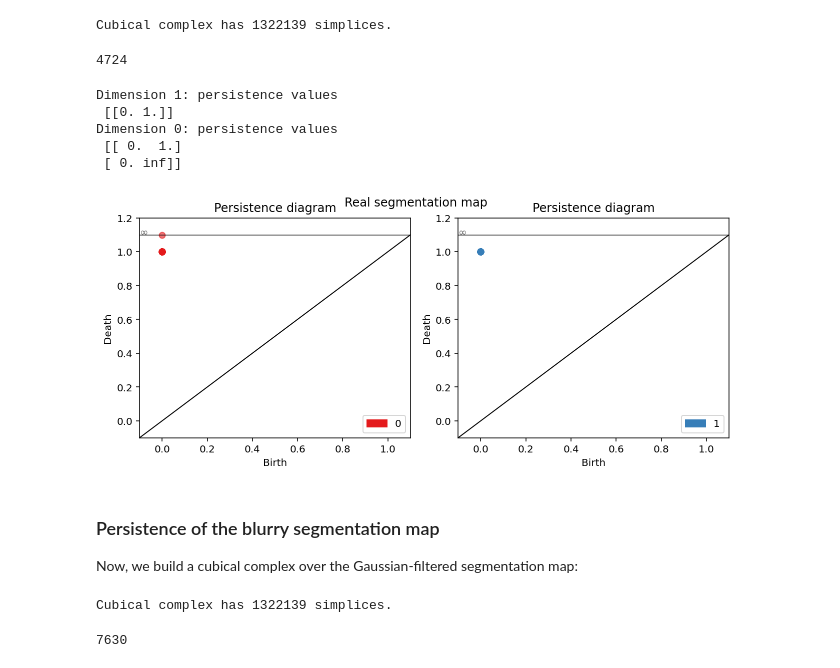
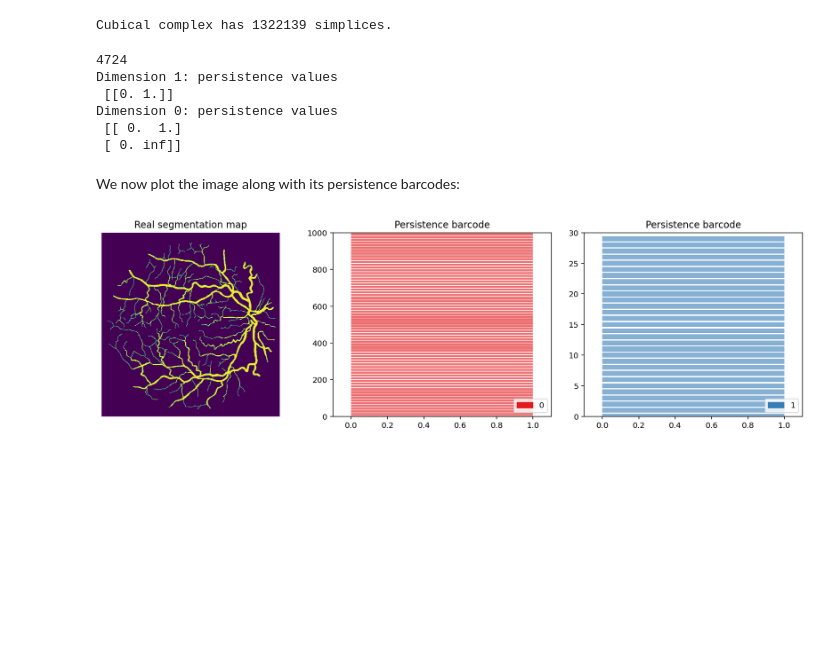
Before and after one commit to ManifoldFR/dlmi-project, a Jupyter notebook: topology-data.ipynb, the cells around one changed output. Drawn from its saved outputs; the diff is of its cells as text; code cells hidden in the pictures; blank space fills up the shorter version.

```diff
--- a/topology-data.ipynb
+++ b/topology-data.ipynb
@@ -61,7 +68,7 @@ print("Cubical complex has %d simplices." % cub_splx.num_simplices())
 # %% [output]
 Cubical complex has 1322139 simplices.
 # %%
-persistence_ = cub_splx.persistence(min_persistence=0.)
+persistence_ = cub_splx.persistence(min_persistence=0.1)
 
 print(len(persistence_))
 
@@ -71,50 +78,31 @@ for dim, triplet in persistence_:
     persistence_dict[dim].append(triplet)
 for dim in persistence_dict:
     persistence_dict[dim] = np.asarray(persistence_dict[dim])
+
+for dim, arr in persistence_dict.items():
+    print("Dimension {:d}: persistence values\n".format(dim), np.unique(arr,axis=0))
 # %% [output]
 4724
+Dimension 1: persistence values
+ [[0. 1.]]
+Dimension 0: persistence values
+ [[ 0.  1.]
+ [ 0. inf]]
-# %%
-for dim, arr in persistence_dict.items():
-    print("Dimension {:d}: persistence values\n".format(dim), np.unique(arr,axis=0))
-# %% [output]
-Dimension 1: persistence values
- [[0. 1.]]
-Dimension 0: persistence values
- [[ 0.  1.]
- [ 0. inf]]
+# %% [markdown]
+We now plot the image along with its persistence barcodes:
 # %%
-fig = plt.figure(figsize=(9, 4))
-ax = fig.add_subplot(121)
-gd.plot_persistence_diagram([t for t in persistence_ if t[0]==0], alpha=.6,
+fig = plt.figure(figsize=(13, 4))
+ax = fig.add_subplot(131)
+ax.imshow(target)
+ax.axis('off')
+ax.set_title("Real segmentation map")
+
+ax = fig.add_subplot(132)
+gd.plot_persistence_barcode([t for t in persistence_ if t[0]==0], alpha=.6,
                             legend=True, axes=ax)
-ax = fig.add_subplot(122)
-gd.plot_persistence_diagram([t for t in persistence_ if t[0]==1], alpha=.6,
+ax = fig.add_subplot(133)
+gd.plot_persistence_barcode([t for t in persistence_ if t[0]==1], alpha=.6,
                             legend=True, axes=ax)
-fig.suptitle("Real segmentation map")
 fig.tight_layout()
 # %% [output]
-[figure, old version]
+[figure, new version]
-# %% [markdown]
-### Persistence of the blurry segmentation map
-
-Now, we build a cubical complex over the Gaussian-filtered segmentation map:
-# %%
-cub_splx = CubicalComplex(list(target.shape),
-                          top_dimensional_cells=1-target_smoothed.flatten())
-
-print("Cubical complex has %d simplices." % cub_splx.num_simplices())
-# %% [output]
-Cubical complex has 1322139 simplices.
-# %%
-persistence_ = cub_splx.persistence(min_persistence=0.)
-
-print(len(persistence_))
-
-from collections import defaultdict
-persistence_dict = defaultdict(list)
-for dim, triplet in persistence_:
-    persistence_dict[dim].append(triplet)
-for dim in persistence_dict:
-    persistence_dict[dim] = np.asarray(persistence_dict[dim])
-# %% [output]
-7630
```
Also changed, not shown: parts of 13 cells of this notebook, 4 other files.
